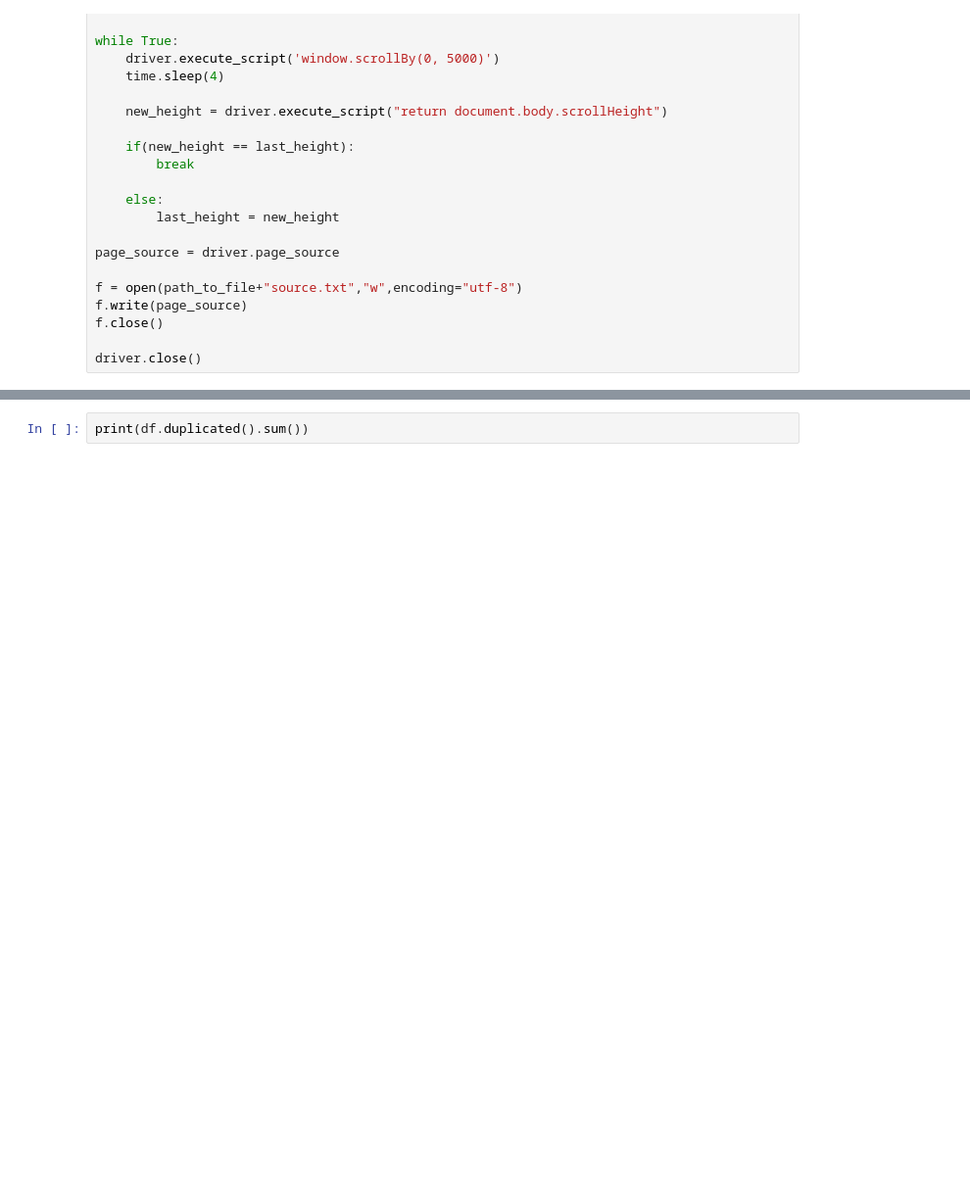
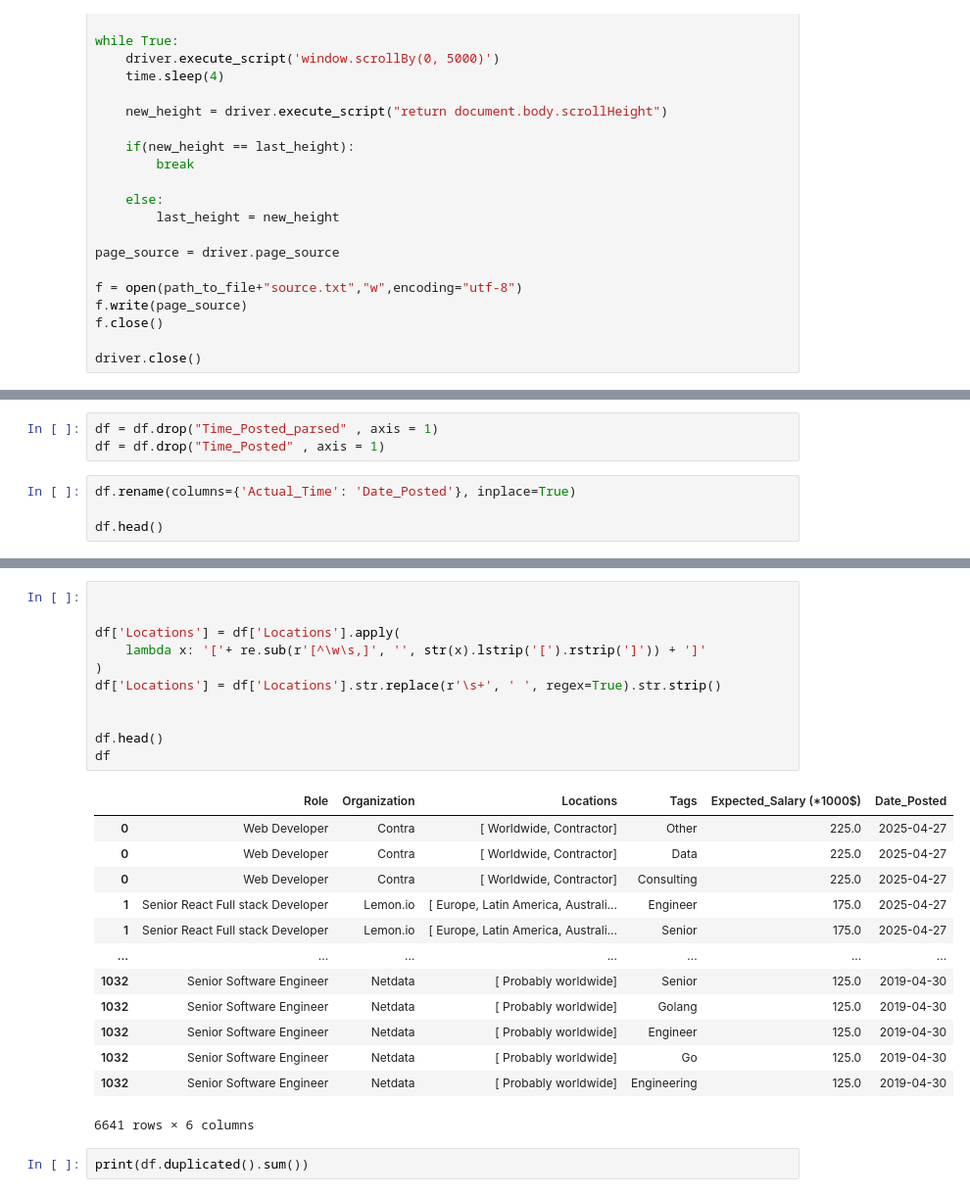
Before and after one commit to LM-74/ToolsProject, a Jupyter notebook: WebScraping.ipynb, the cells around one changed output, grey strips where cells are left out. Shown: that part at 98% size. Cells and saved outputs as stored; diff of their text form; blank space fills up the shorter version.

```diff
--- a/WebScraping.ipynb
+++ b/WebScraping.ipynb
@@ -214,0 +268,7 @@ dtype: int64
+# %%
+df = df.drop("Time_Posted_parsed" , axis = 1)
+df = df.drop("Time_Posted" , axis = 1)
+# %%
+df.rename(columns={'Actual_Time': 'Date_Posted'}, inplace=True)
+
+df.head()
@@ -215,3 +282,28 @@ dtype: int64
+# %%
+
+
+df['Locations'] = df['Locations'].apply(
+    lambda x: '['+ re.sub(r'[^\w\s,]', '', str(x).lstrip('[').rstrip(']')) + ']'
+)
+df['Locations'] = df['Locations'].str.replace(r'\s+', ' ', regex=True).str.strip()
+
+
+df.head()
+df
+# %% [output]
+|  | Role | Organization | Locations | Tags | Expected_Salary (*1000$) | Date_Posted |
+| 0 | Web Developer | Contra | [ Worldwide, Contractor] | Other | 225.0 | 2025-04-27 |
+| 0 | Web Developer | Contra | [ Worldwide, Contractor] | Data | 225.0 | 2025-04-27 |
+| 0 | Web Developer | Contra | [ Worldwide, Contractor] | Consulting | 225.0 | 2025-04-27 |
+| 1 | Senior React Full stack Developer | Lemon.io | [ Europe, Latin America, Australi... | Engineer | 175.0 | 2025-04-27 |
+| 1 | Senior React Full stack Developer | Lemon.io | [ Europe, Latin America, Australi... | Senior | 175.0 | 2025-04-27 |
+| ... | ... | ... | ... | ... | ... | ... |
+| 1032 | Senior Software Engineer | Netdata | [ Probably worldwide] | Senior | 125.0 | 2019-04-30 |
+| 1032 | Senior Software Engineer | Netdata | [ Probably worldwide] | Golang | 125.0 | 2019-04-30 |
+| 1032 | Senior Software Engineer | Netdata | [ Probably worldwide] | Engineer | 125.0 | 2019-04-30 |
+| 1032 | Senior Software Engineer | Netdata | [ Probably worldwide] | Go | 125.0 | 2019-04-30 |
+| 1032 | Senior Software Engineer | Netdata | [ Probably worldwide] | Engineering | 125.0 | 2019-04-30 |
+6641 rows × 6 columns
 # %%
 print(df.duplicated().sum())
 # %% [output]
```
Also changed, not shown: parts of 17 cells of this notebook.
